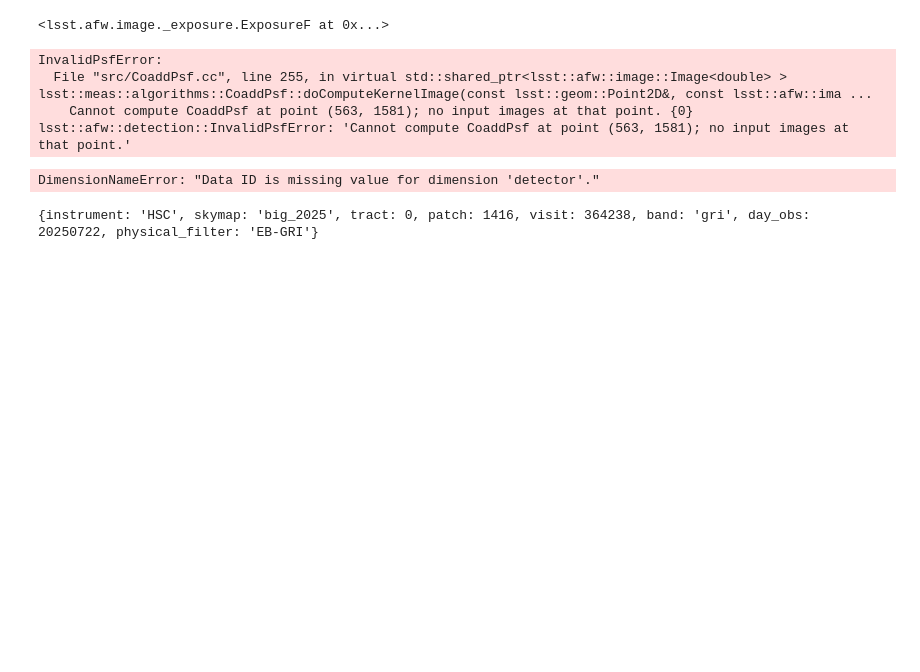
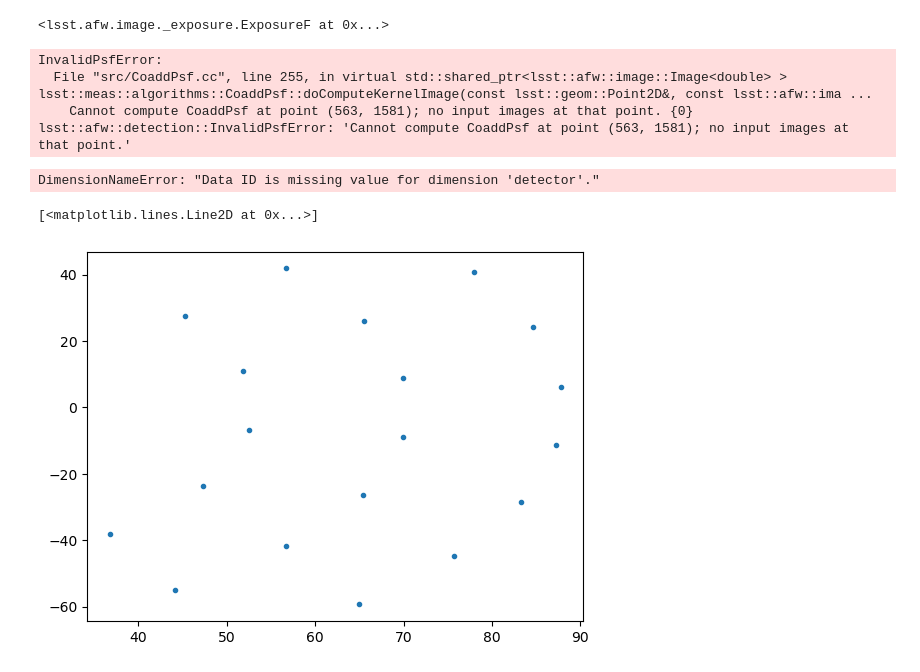
Before and after one commit to ijiraq/pkbmod, a Jupyter notebook: sns_notebook.ipynb, the cells around one changed output. Cells and saved outputs as stored; diff of their text form; code cells hidden in the pictures; blank space fills up the shorter version.

```diff
--- a/sns_notebook.ipynb
+++ b/sns_notebook.ipynb
@@ -2236,8 +2236,35 @@ butler.get('injected_calexp', dataId=ref.dataId)
 # %% [output]
 DimensionNameError: "Data ID is missing value for dimension 'detector'."
 # %%
-ref.dataId
+from sns_rates import get_shift_rates_from_angle
+from calc_ecliptic_angle import calc_ecliptic_angle
+import json
-# %% [output]
-{instrument: 'HSC', skymap: 'big_2025', tract: 0, patch: 1416, visit: 364238, band: 'gri', day_obs: 20250722, physical_filter: 'EB-GRI'}
+# %%
+from astropy.wcs import WCS
+wcs_astropy = WCS(json.load(open("/arc/projects/NewHorizons/HSC_2024/PG2_BUTLER/u/NH/coadd/pkbmod/20250722/0/221//sns_20250722_gri_0_221_detections_detection_frame.json"))["fits_header_text"])
+ecl_ang = calc_ecliptic_angle(wcs_astropy, 1000, 1000)
+# %%
+from astropy.time import Time
+dmjds = [Time("2025-07-22T10:00:00").mjd,
+        Time("2025-07-22T15:00:00").mjd]
+rate_lims = [ 60/147, 100/147]
+ang_lims = [-45, +45 ]
+fwhm = 0.9
+pix_scale = 0.185
+rate_fwhm_grid_step = 0.75
 # %%
-butler.query_dimension_records('visit', where="instrument='HSC' and visit=364238")
+rates = get_shift_rates_from_angle(
+        ecl_ang,
+        dmjds,
+        rate_lims,
+        ang_lims,
+        fwhm,
+        pix_scale,
+        rate_fwhm_grid_step
+    )
+# %%
+from matplotlib import pyplot as plt
+plt.plot(rates.T[0], rates.T[1], '.')
+# %% [output]
+[<matplotlib.lines.Line2D at 0x...>]
+[figure, added]
```
Also changed, not shown: parts of 10 cells of this notebook, 21 other files.
